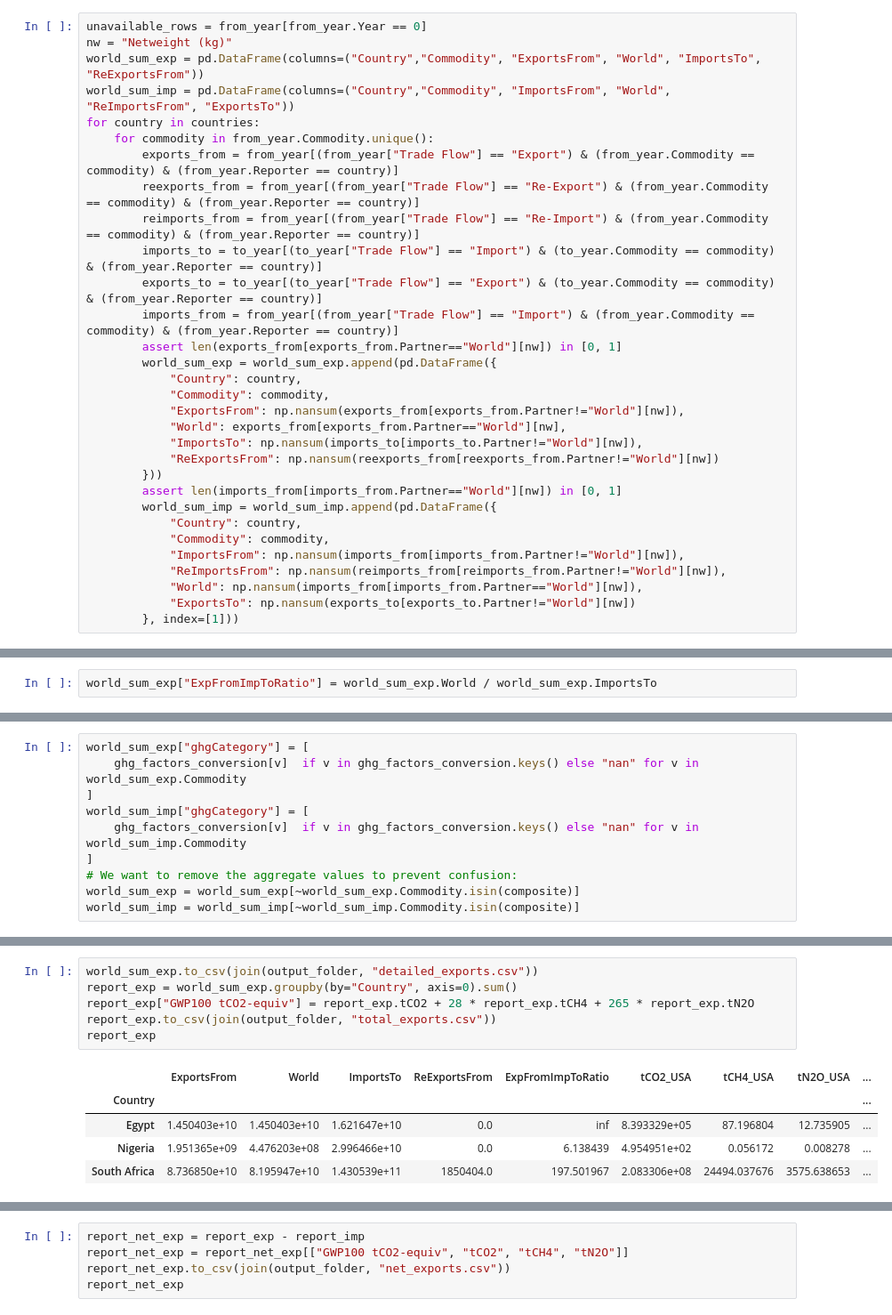
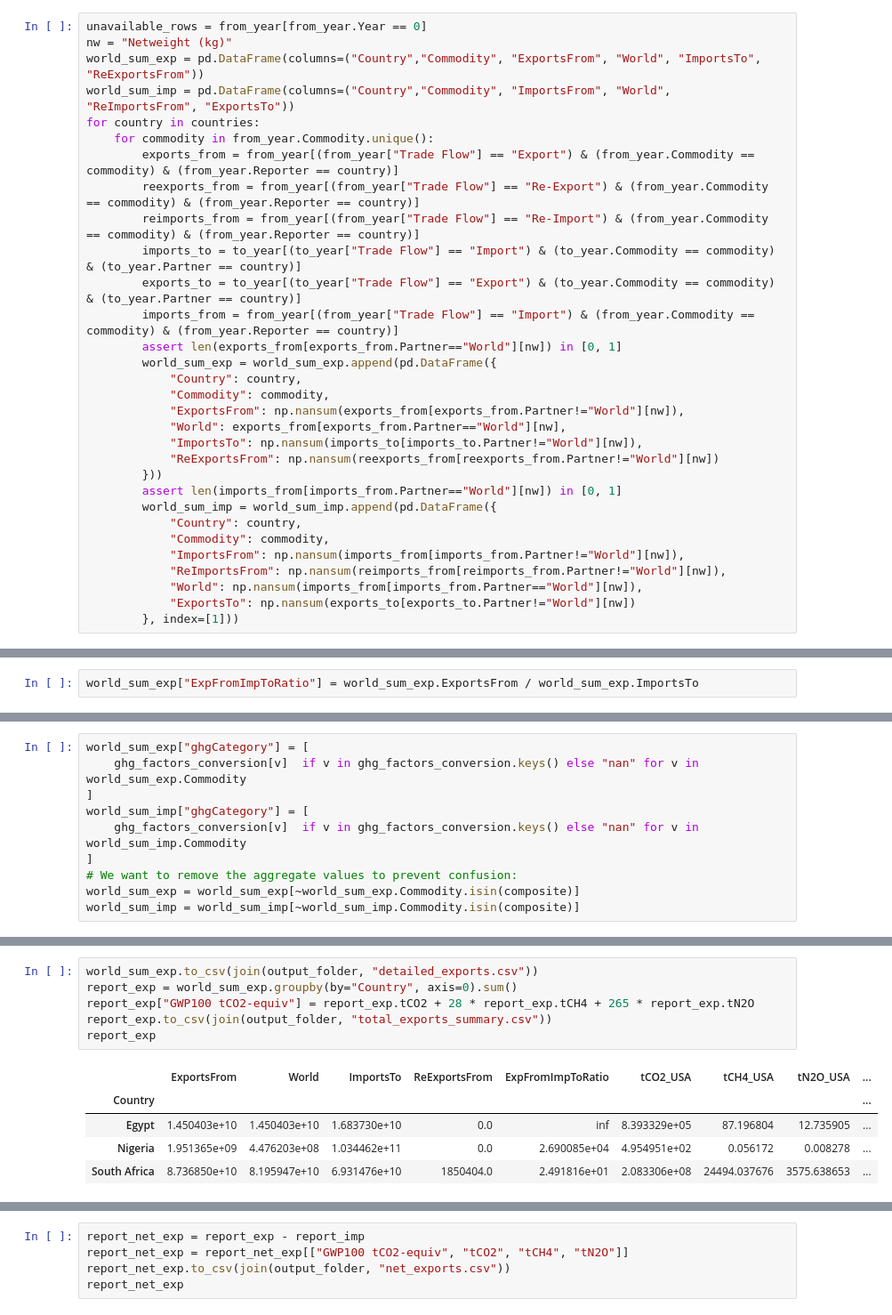
Before and after one commit to Rlamboll/EmissionsTradeAnalysis, a Jupyter notebook: FossilFuelImportsAndExports.ipynb, the cells around one changed output, grey strips where cells are left out. Shown at 89% size. Drawn from its saved outputs; the diff is of its cells as text.

Commit message:
Corrected bug in other-reported data check and updated results accordingly

```diff
--- a/FossilFuelImportsAndExports.ipynb
+++ b/FossilFuelImportsAndExports.ipynb
@@ -93,8 +77,8 @@ for country in countries:
         exports_from = from_year[(from_year["Trade Flow"] == "Export") & (from_year.Commodity == commodity) & (from_year.Reporter == country)]
         reexports_from = from_year[(from_year["Trade Flow"] == "Re-Export") & (from_year.Commodity == commodity) & (from_year.Reporter == country)]
         reimports_from = from_year[(from_year["Trade Flow"] == "Re-Import") & (from_year.Commodity == commodity) & (from_year.Reporter == country)]
-        imports_to = to_year[(to_year["Trade Flow"] == "Import") & (to_year.Commodity == commodity) & (from_year.Reporter == country)]
-        exports_to = to_year[(to_year["Trade Flow"] == "Export") & (to_year.Commodity == commodity) & (from_year.Reporter == country)]
+        imports_to = to_year[(to_year["Trade Flow"] == "Import") & (to_year.Commodity == commodity) & (to_year.Partner == country)]
+        exports_to = to_year[(to_year["Trade Flow"] == "Export") & (to_year.Commodity == commodity) & (to_year.Partner == country)]
         imports_from = from_year[(from_year["Trade Flow"] == "Import") & (from_year.Commodity == commodity) & (from_year.Reporter == country)]
         assert len(exports_from[exports_from.Partner=="World"][nw]) in [0, 1]
         world_sum_exp = world_sum_exp.append(pd.DataFrame({
@@ -140,5 +124,5 @@ world_sum_imp
 # %%
-world_sum_exp["ExpFromImpToRatio"] = world_sum_exp.World / world_sum_exp.ImportsTo
+world_sum_exp["ExpFromImpToRatio"] = world_sum_exp.ExportsFrom / world_sum_exp.ImportsTo
 # %%
 world_sum_exp
 # %% [output]
@@ -430,15 +425,15 @@ See the caveats in the documentation: https://pandas.pydata.org/pandas-docs/stab
 # %%
 world_sum_exp.to_csv(join(output_folder, "detailed_exports.csv"))
 report_exp = world_sum_exp.groupby(by="Country", axis=0).sum()
 report_exp["GWP100 tCO2-equiv"] = report_exp.tCO2 + 28 * report_exp.tCH4 + 265 * report_exp.tN2O
-report_exp.to_csv(join(output_folder, "total_exports.csv"))
+report_exp.to_csv(join(output_folder, "total_exports_summary.csv"))
 report_exp
 # %% [output]
 |  | ExportsFrom | World | ImportsTo | ReExportsFrom | ExpFromImpToRatio | tCO2_USA | tCH4_USA | tN2O_USA | ... |
 | Country |  |  |  |  |  |  |  |  | ... |
-| Egypt | 1.450403e+10 | 1.450403e+10 | 1.621647e+10 | 0.0 | inf | 8.393329e+05 | 87.196804 | 12.735905 | ... |
-| Nigeria | 1.951365e+09 | 4.476203e+08 | 2.996466e+10 | 0.0 | 6.138439 | 4.954951e+02 | 0.056172 | 0.008278 | ... |
-| South Africa | 8.736850e+10 | 8.195947e+10 | 1.430539e+11 | 1850404.0 | 197.501967 | 2.083306e+08 | 24494.037676 | 3575.638653 | ... |
+| Egypt | 1.450403e+10 | 1.450403e+10 | 1.683730e+10 | 0.0 | inf | 8.393329e+05 | 87.196804 | 12.735905 | ... |
+| Nigeria | 1.951365e+09 | 4.476203e+08 | 1.034462e+11 | 0.0 | 2.690085e+04 | 4.954951e+02 | 0.056172 | 0.008278 | ... |
+| South Africa | 8.736850e+10 | 8.195947e+10 | 6.931476e+10 | 1850404.0 | 2.491816e+01 | 2.083306e+08 | 24494.037676 | 3575.638653 | ... |
 # %%
 world_sum_imp.to_csv(join(output_folder, "detailed_imports.csv"))
 report_imp = world_sum_imp.groupby(by="Country", axis=0).sum()
```
Also changed, not shown: parts of 16 cells of this notebook, 4 other files.
